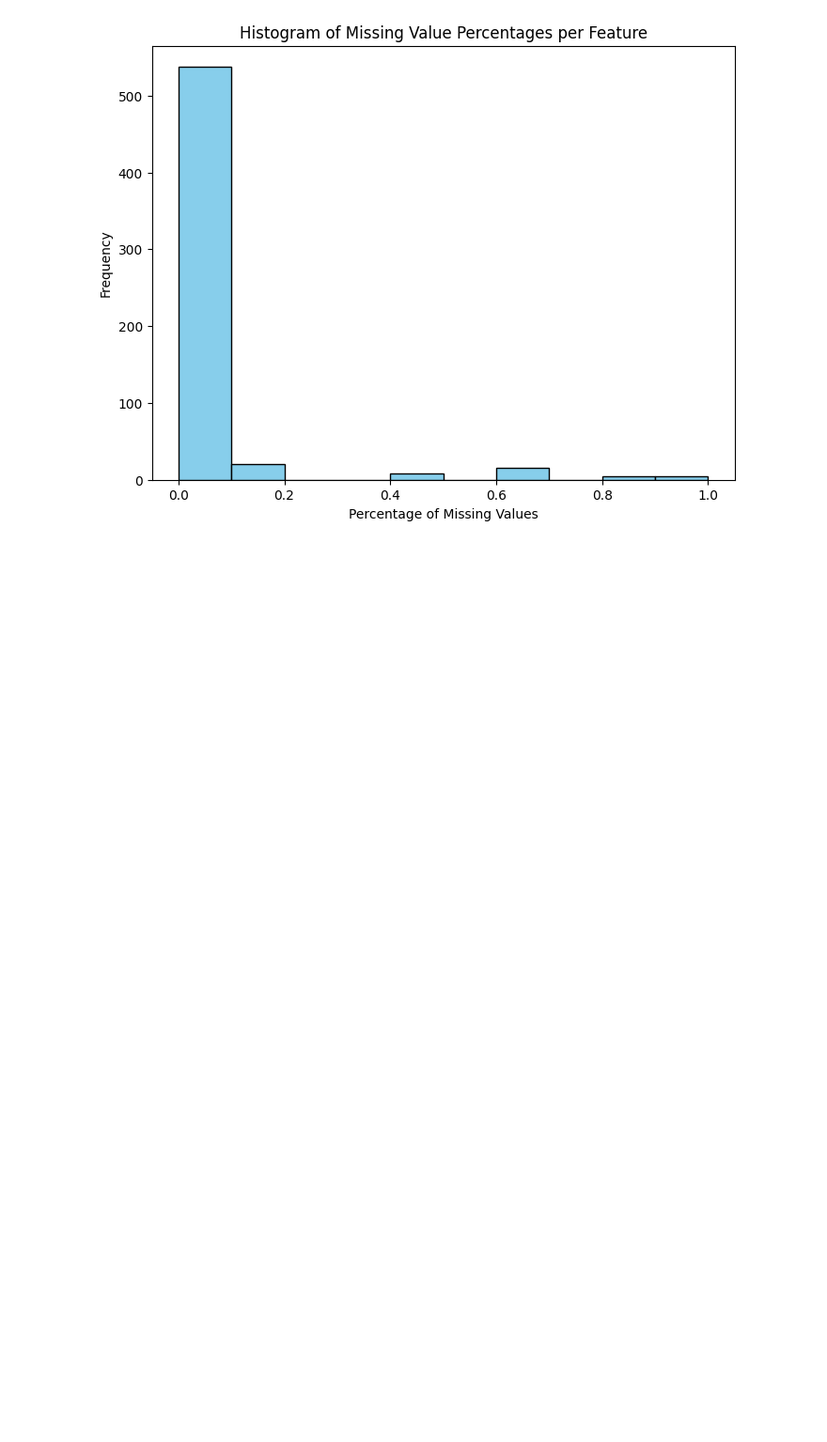
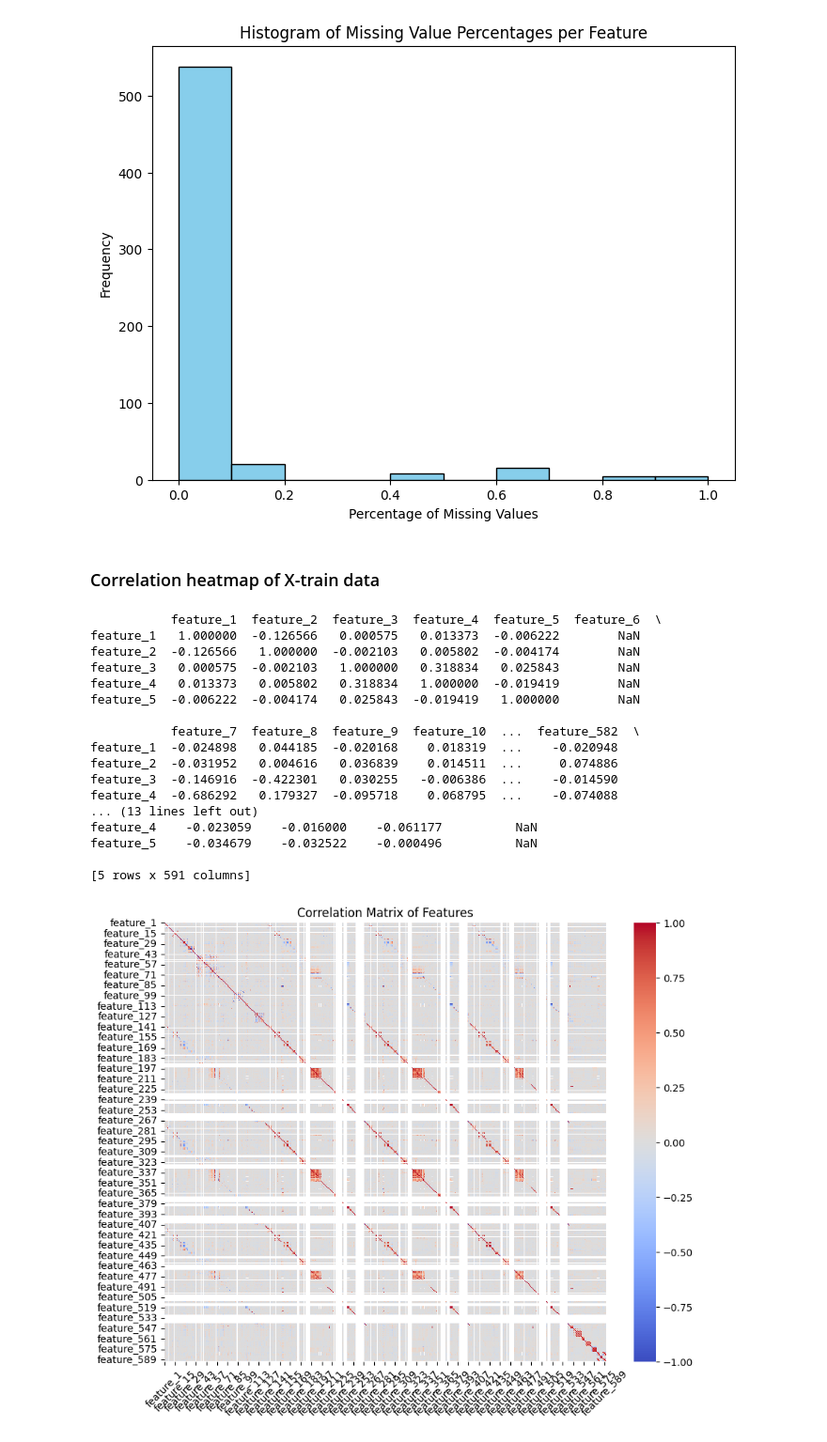
Before and after one commit to HayateSato/SECOM_Project, a Jupyter notebook: secom_file_draft_Majeed.ipynb, the cells around one changed output. Shown at 94% size. Cells and saved outputs as stored; diff of their text form; code cells hidden in the pictures; blank space fills up the shorter version.

```diff
--- a/secom_file_draft_Majeed.ipynb
+++ b/secom_file_draft_Majeed.ipynb
@@ -412,3 +413,36 @@ The total number of features with NAs WITHIN the threshold of 80% NAs:
 The total number of features with NAs ABOVE the threshold of 80% NAs:
 9
 [figure]
+# %% [markdown]
+### Correlation heatmap of X-train data
+# %%
+import seaborn as sns
+# Compute the correlation matrix
+correlation_matrix_Xtrn = X_train_df.corr()
+print(correlation_matrix_Xtrn.head())
+# Plot the correlation matrix using seaborn heatmap
+plt.figure(figsize=(10, 8))
+sns.heatmap(correlation_matrix_Xtrn, cmap='coolwarm', vmin=-1, vmax=1)
+plt.title('Correlation Matrix of Features')
+plt.xticks(rotation=45)  # Rotate x-axis labels for better readability
+plt.yticks(rotation=0)   # Rotate y-axis labels for better readability
+plt.show()
+# %% [output]
+           feature_1  feature_2  feature_3  feature_4  feature_5  feature_6  \
+feature_1   1.000000  -0.126566   0.000575   0.013373  -0.006222        NaN
+feature_2  -0.126566   1.000000  -0.002103   0.005802  -0.004174        NaN
+feature_3   0.000575  -0.002103   1.000000   0.318834   0.025843        NaN
+feature_4   0.013373   0.005802   0.318834   1.000000  -0.019419        NaN
+feature_5  -0.006222  -0.004174   0.025843  -0.019419   1.000000        NaN
+
+           feature_7  feature_8  feature_9  feature_10  ...  feature_582  \
+feature_1  -0.024898   0.044185  -0.020168    0.018319  ...    -0.020948
+feature_2  -0.031952   0.004616   0.036839    0.014511  ...     0.074886
+feature_3  -0.146916  -0.422301   0.030255   -0.006386  ...    -0.014590
+feature_4  -0.686292   0.179327  -0.095718    0.068795  ...    -0.074088
+... (13 lines left out)
+feature_4    -0.023059    -0.016000    -0.061177          NaN
+feature_5    -0.034679    -0.032522    -0.000496          NaN
+
+[5 rows x 591 columns]
+[figure, added]
```
Also changed, not shown: parts of 5 cells of this notebook.
